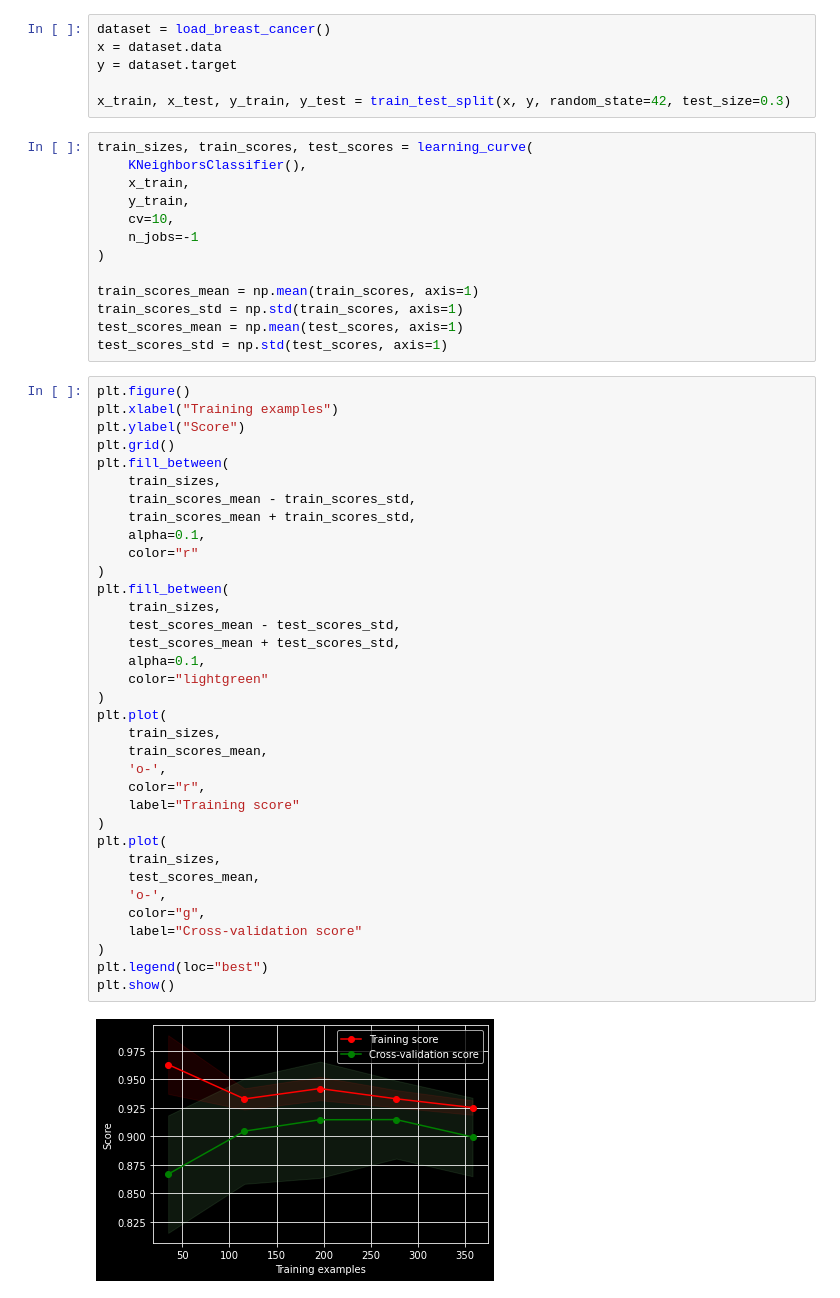
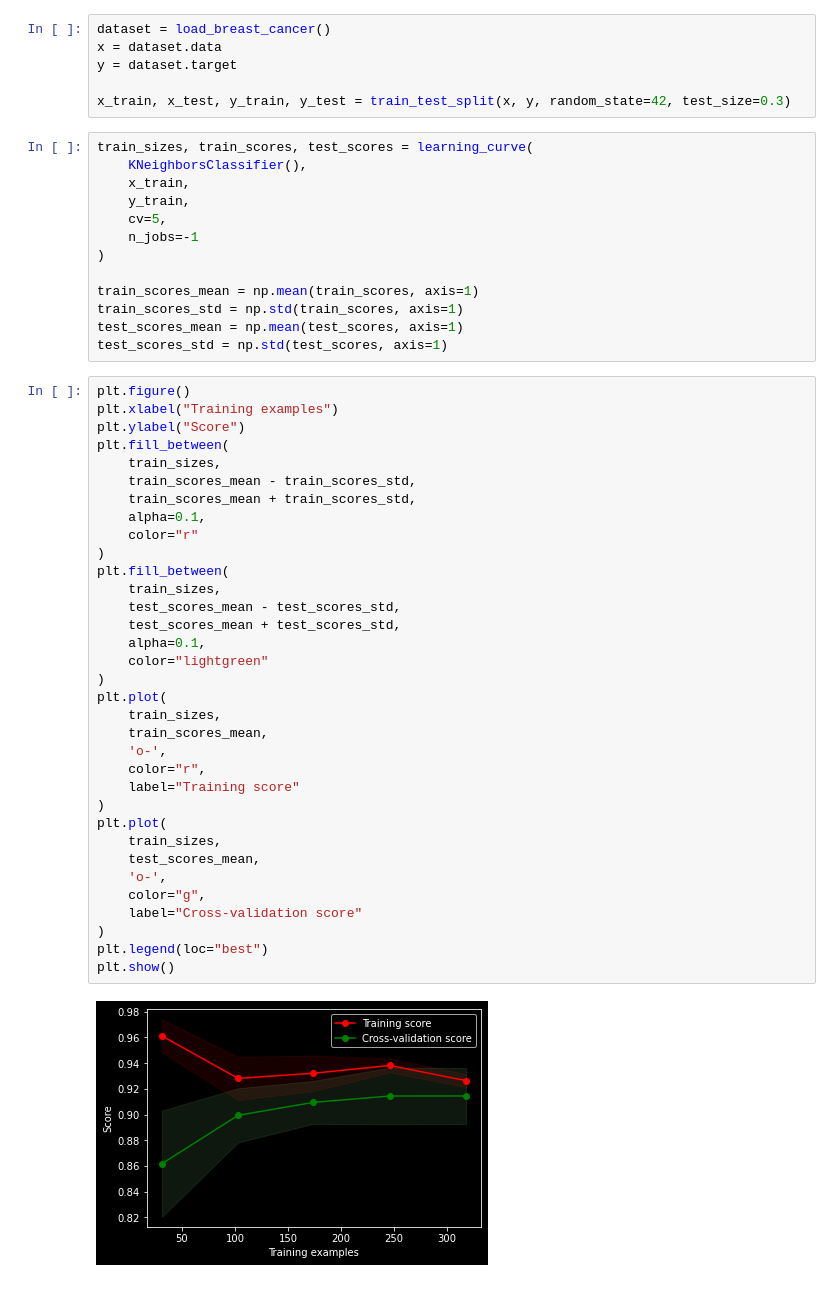
Before and after one commit to franneck94/UdemyML, a Jupyter notebook: Chapter8_MetricsAndEvaluation/LearningCurve/LearningCurve.ipynb, the cells around one changed output. Cells and saved outputs as stored; diff of their text form.

```diff
--- a/Chapter8_MetricsAndEvaluation/LearningCurve/LearningCurve.ipynb
+++ b/Chapter8_MetricsAndEvaluation/LearningCurve/LearningCurve.ipynb
@@ -19,7 +19,7 @@ train_sizes, train_scores, test_scores = learning_curve(
     KNeighborsClassifier(),
     x_train,
     y_train,
-    cv=10,
+    cv=5,
     n_jobs=-1
 )
 
@@ -31,36 +31,35 @@ test_scores_std = np.std(test_scores, axis=1)
 plt.figure()
 plt.xlabel("Training examples")
 plt.ylabel("Score")
-plt.grid()
 plt.fill_between(
     train_sizes,
     train_scores_mean - train_scores_std,
     train_scores_mean + train_scores_std,
     alpha=0.1,
     color="r"
 )
 plt.fill_between(
     train_sizes,
     test_scores_mean - test_scores_std,
     test_scores_mean + test_scores_std,
     alpha=0.1,
     color="lightgreen"
 )
 plt.plot(
     train_sizes,
     train_scores_mean,
     'o-',
     color="r",
     label="Training score"
 )
 plt.plot(
     train_sizes,
     test_scores_mean,
     'o-',
     color="g",
     label="Cross-validation score"
 )
 plt.legend(loc="best")
 plt.show()
 # %% [output]
-[figure, old version]
+[figure, new version]
```
Also changed, not shown: 4 other files.
